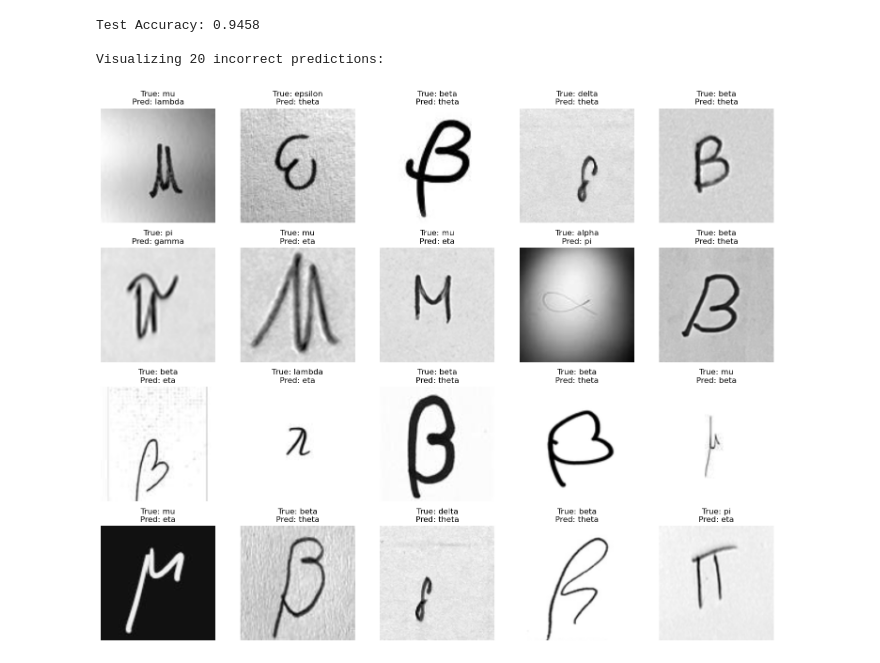
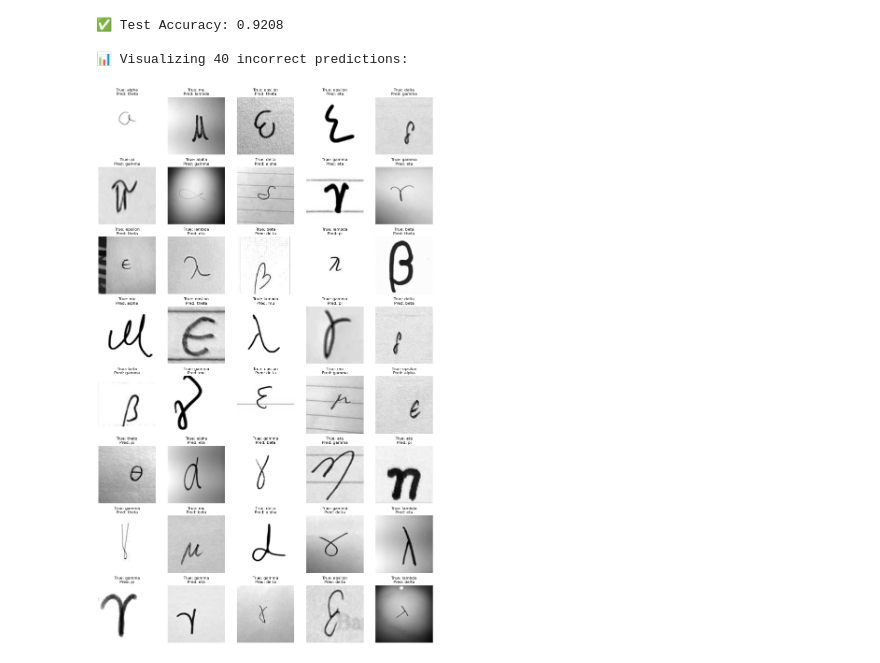
Before and after one commit to Justin-Toth/EEL4773-Final-Project, a Jupyter notebook: model/test.ipynb, the cells around one changed output. Cells and saved outputs as stored; diff of their text form; code cells hidden in the pictures.

```diff
--- a/model/test.ipynb
+++ b/model/test.ipynb
@@ -8,8 +14,8 @@ import matplotlib.pyplot as plt
 # %%
-class GreekLettersDataset(Dataset):
-    def __init__(self, x_path, t_path, transform=None):
-        self.x = pd.read_csv(x_path, header=None).values.astype(np.float32)
-        self.t = pd.read_csv(t_path, header=None).values.flatten().astype(np.int64)
+class GreekCSVData(Dataset):
+    def __init__(self, x, t, transform=None):
+        self.x = x
+        self.t = t
         self.transform = transform
 
     def __len__(self):
@@ -17,11 +23,36 @@ class GreekLettersDataset(Dataset):
 
     def __getitem__(self, idx):
         img = self.x[idx].reshape(100, 100).astype(np.float32)
-        img = np.stack([img]*3, axis=0)
+        img = torch.from_numpy(img).unsqueeze(0) / 255.0  # Grayscale [1, 100, 100]
+
         if self.transform:
-            img = self.transform(torch.tensor(img))
-        else:
-            img = torch.tensor(img, dtype=torch.float32) / 255.0
-        label = self.t[idx]
+            img = self.transform(img)
+
+        # Convert label to long tensor
+        label = int(self.t[idx])  # Just ensure it’s an int first
+        label = torch.tensor(label, dtype=torch.long)
         return img, label
+# %%
+class CNNModel(nn.Module):
+    def __init__(self):
+        super(CNNModel, self).__init__()
+        self.net = nn.Sequential(
+            nn.Conv2d(1, 16, 3, padding=1),
+            nn.ReLU(),
+            nn.MaxPool2d(2),
+            nn.Conv2d(16, 32, 3, padding=1),
+            nn.ReLU(),
+            nn.MaxPool2d(2),
+            nn.Conv2d(32, 64, 3, padding=1),  # NEW LAYER
+            nn.ReLU(),
+            nn.MaxPool2d(2),
+            nn.Flatten(),
+            nn.Dropout(0.5),  # Prevent overfitting
+            nn.Linear(9216, 128),  # Update this based on image size
+            nn.ReLU(),
+            nn.Linear(128, 10)
+        )
+
+    def forward(self, x):
+        return self.net(x)
 # %%
@@ -116,9 +157,9 @@ def test(x_path, t_path, display_images=5):
 
     return accuracy, incorrect_preds
-# %%
-accuracy, incorrect_predictions = test('../data/x_test_split.csv', '../data/t_test_split.csv', 20)
-# %% [output]
-Test Accuracy: 0.9458
-
-Visualizing 20 incorrect predictions:
-[figure, removed]
+# %%
+accuracy, incorrect_preds = test('x_test_project.csv', 't_test_project.csv', 40)
+# %% [output]
+✅ Test Accuracy: 0.9208
+
+📊 Visualizing 40 incorrect predictions:
+[figure, added]
```
Also changed, not shown: parts of 3 cells of this notebook, 2 other files.
